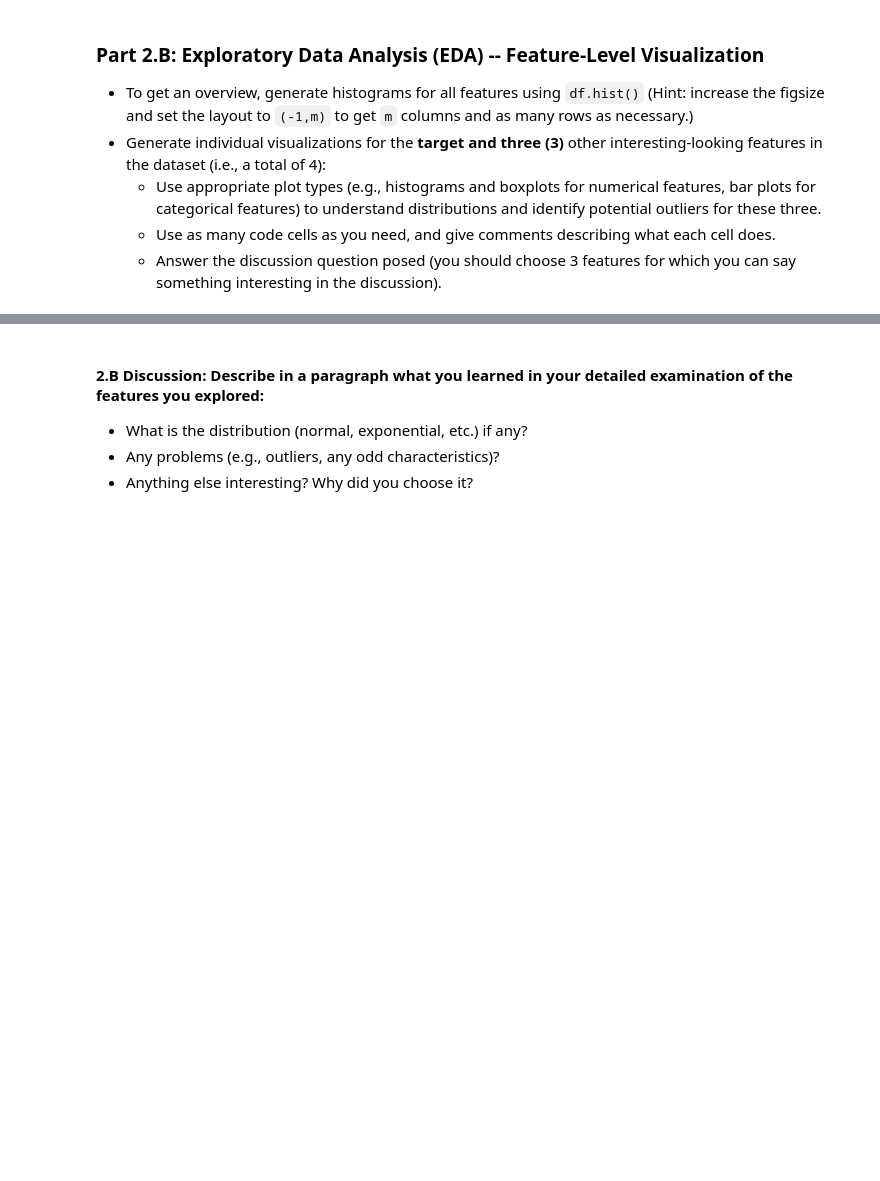
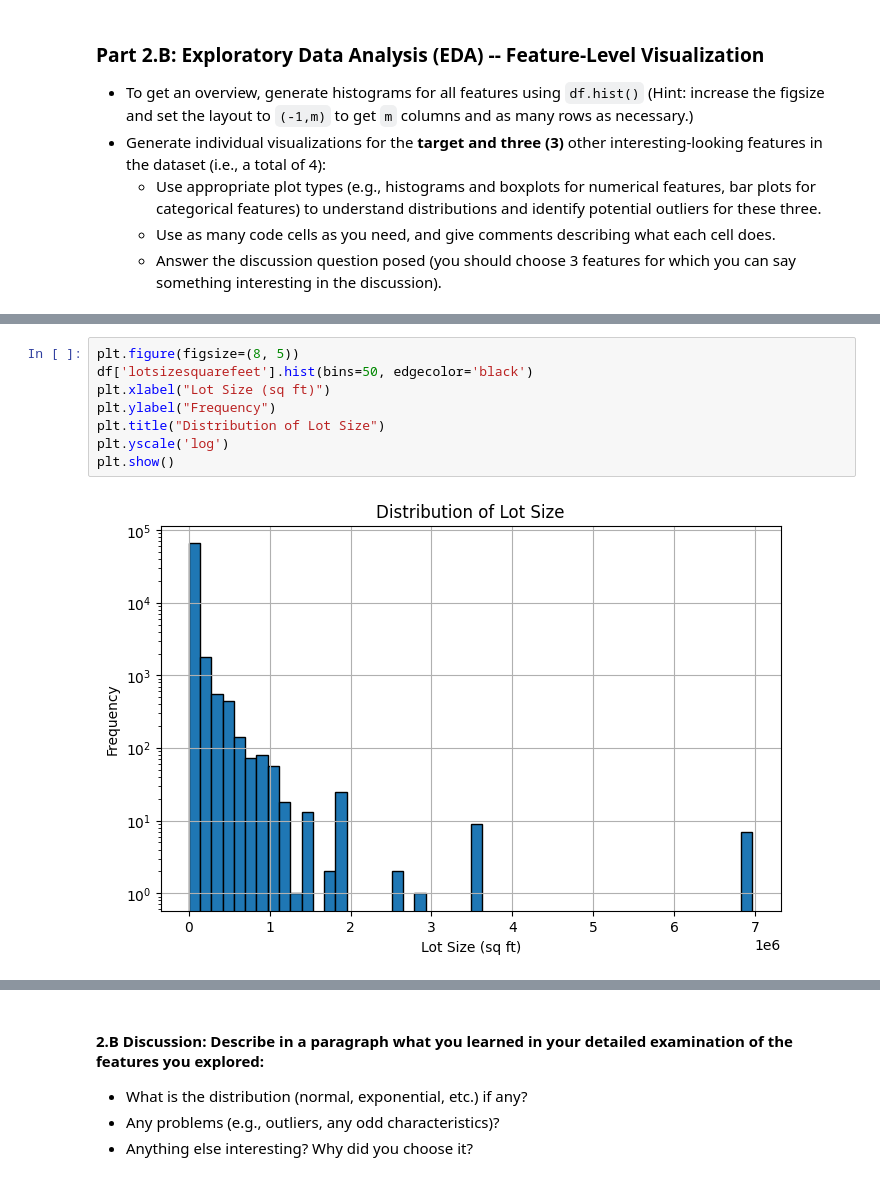
Before and after one commit to Rocking-Priya/Module-3-Assignments, a Jupyter notebook: Milestone_01.ipynb, the cells around one changed output, grey strips where cells are left out. Drawn from its saved outputs; the diff is of its cells as text; blank space fills up the shorter version.

```diff
--- a/Milestone_01.ipynb
+++ b/Milestone_01.ipynb
@@ -282,0 +307,10 @@ Index(['parcelid', 'airconditioningtypeid', 'architecturalstyletypeid',
+# %%
+plt.figure(figsize=(8, 5))
+df['lotsizesquarefeet'].hist(bins=50, edgecolor='black')
+plt.xlabel("Lot Size (sq ft)")
+plt.ylabel("Frequency")
+plt.title("Distribution of Lot Size")
+plt.yscale('log')
+plt.show()
+# %% [output]
+[figure, added]
```
Also changed, not shown: parts of 4 cells of this notebook.
